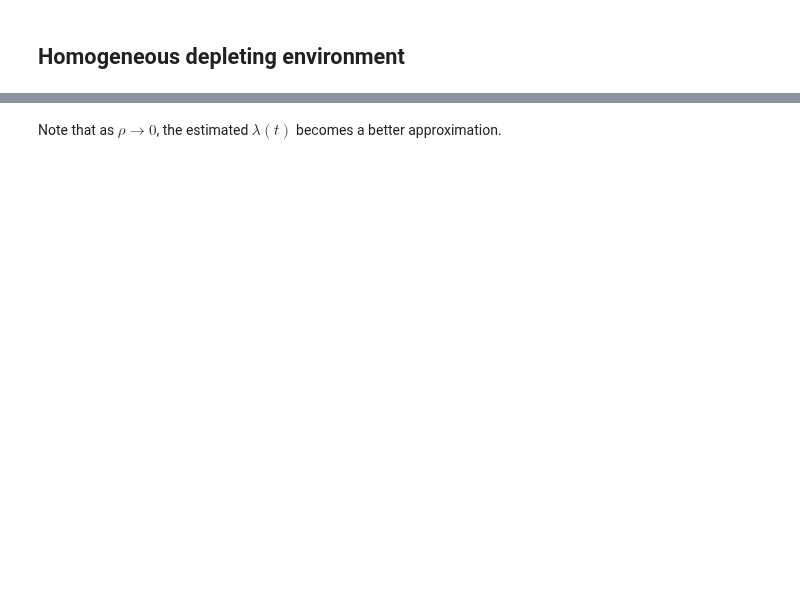
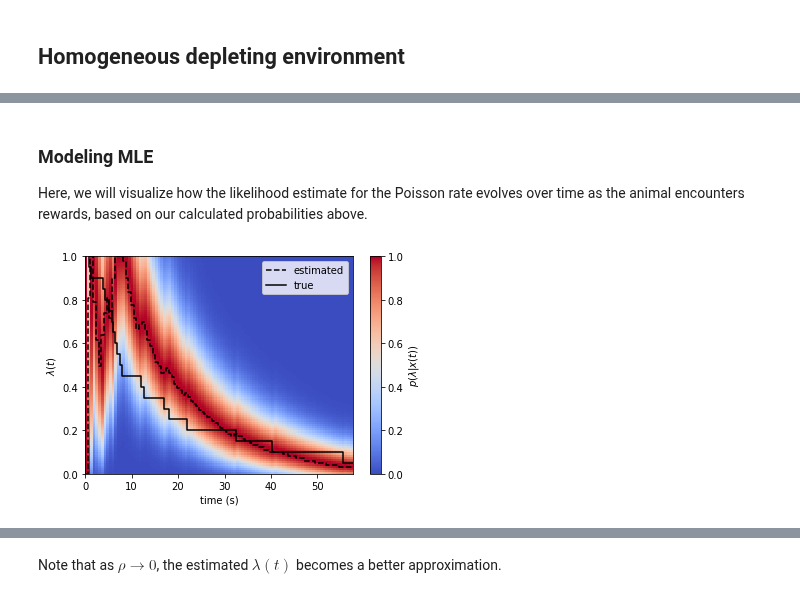
Before and after one commit to jbwebb8/foraging-analysis, a Jupyter notebook: notebooks/foraging_theory.ipynb, the cells around one changed output, grey strips where cells are left out. Saved outputs shown, nothing was run; the diff lists cells and outputs as text; code cells hidden in the pictures; blank space fills up the shorter version.

```diff
--- a/notebooks/foraging_theory.ipynb
+++ b/notebooks/foraging_theory.ipynb
@@ -23,0 +158,3 @@ Math here :-)
+# %% [markdown]
+### Modeling MLE
+Here, we will visualize how the likelihood estimate for the Poisson rate evolves over time as the animal encounters rewards, based on our calculated probabilities above.
@@ -23,0 +178,39 @@ Math here :-)
+# %%
+# Estimate lambda
+lam_range = np.linspace(0.0, 1.0, num=100)
+T_range = np.linspace(0.0, T.max(), num=100)
+k_T = np.sum(T_range[:, np.newaxis] >= T[np.newaxis, :], axis=1)
+p = factorial(lam_range[:, np.newaxis]/rho + k_T[np.newaxis, :])/factorial(lam_range[:, np.newaxis]/rho) \
+    * np.exp(-lam_range[:, np.newaxis]*T_range[np.newaxis, :])
+p /= np.max(p, axis=0) # normalize for given time bin
+# %%
+fig, ax = plt.subplots()
+
+# Plot likelihood estimates
+cmap = plt.get_cmap('coolwarm')
+im = ax.pcolormesh(T_range,
+                   lam_range,
+                   p,
+                   cmap=cmap)
+cbar = fig.colorbar(im, ax=ax)
+cbar.set_label('$p(\lambda | x(t))$')
+
+# Plot MLE
+ax.step(T_range,
+        lam_range[np.argmax(p, axis=0)],
+        color='black',
+        linestyle='--',
+        label='estimated')
+
+# Plot true parameter
+ax.step(T, lam_0 - np.arange(K)*rho,
+        where='pre',
+        color='black',
+        label='true')
+
+# Set labels
+ax.legend()
+ax.set_xlabel('time (s)')
+ax.set_ylabel('$\lambda(t)$');
+# %% [output]
+[figure, added]
```
Also changed, not shown: parts of 28 cells of this notebook.
